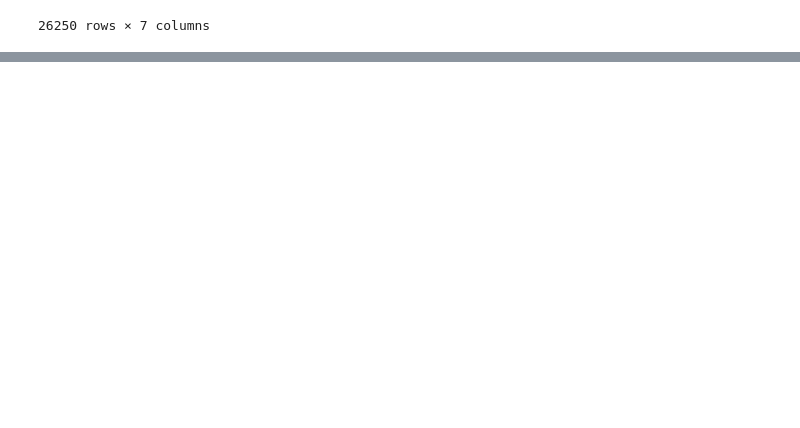
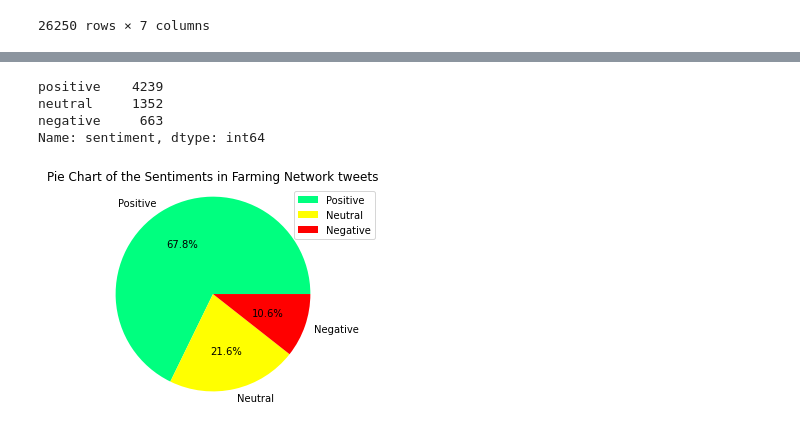
Before and after one commit to falshrawr/sentiment-analysis-and-social-network-analysis, a Jupyter notebook: Social Network Analysis & Sentiment analysis (Vader)-checkpoint.ipynb, the cells around one changed output, grey strips where cells are left out. Cells and saved outputs as stored; diff of their text form; code cells hidden in the pictures; blank space fills up the shorter version.

```diff
--- a/Social Network Analysis & Sentiment analysis (Vader)-checkpoint.ipynb
+++ b/Social Network Analysis & Sentiment analysis (Vader)-checkpoint.ipynb
@@ -453,0 +170,13 @@ app.large_clique_size(G)
+# %%
+#exploratory data analysis
+#create farm, charity and organic subsets
+
+organic = df[df['text'].str.contains('organic')]
+
+farms = df[df['screen_name_bio'].str.contains('farm', na=False)]
+
+charities = df[df['screen_name_bio'].str.contains('charity', na=False)]
+
+
+#shows the use str.contains charity does successfully identify charities twitter accounts.
+#charities.screen_name_bio.value_counts().head(10)
@@ -453,0 +271,19 @@ app.large_clique_size(G)
+# %%
+farms.sentiment.value_counts()
+# %% [output]
+positive    4239
+neutral     1352
+negative     663
+Name: sentiment, dtype: int64
+# %%
+
+colors =['springgreen', 'Yellow','red']
+labels = ['Positive', 'Neutral','Negative']
+sizes = farms.sentiment.value_counts()
+plt.pie(sizes, colors=colors, labels=labels, autopct='%1.1f%%') # autopct='%1.1f%%' gives you percentages printed in every slice.
+plt.axis('equal')  # Ensures that pie is drawn as a circle.
+plt.legend(loc='upper right')
+plt.title('Pie Chart of the Sentiments in Farming Network tweets')
+plt.show()
+# %% [output]
+[figure, added]
```
Also changed, not shown: parts of 54 cells of this notebook.
